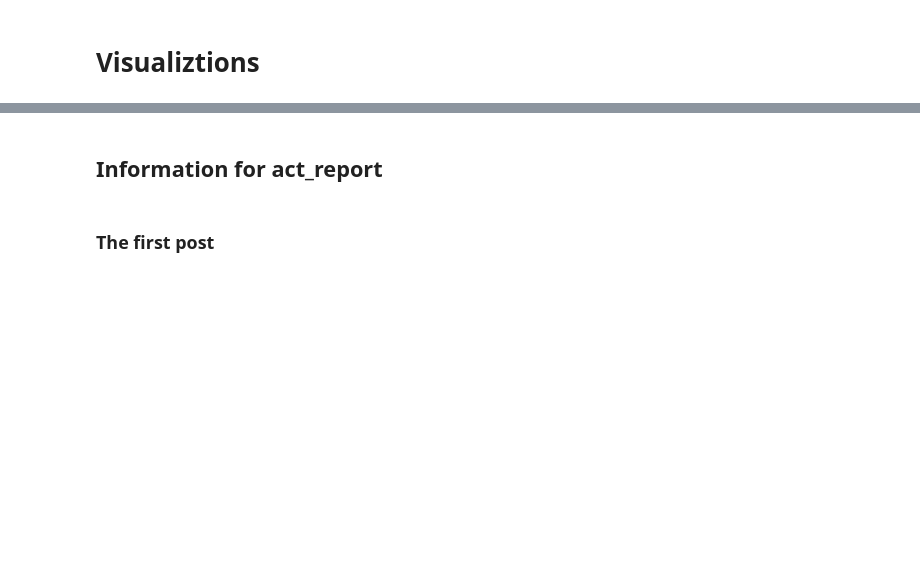
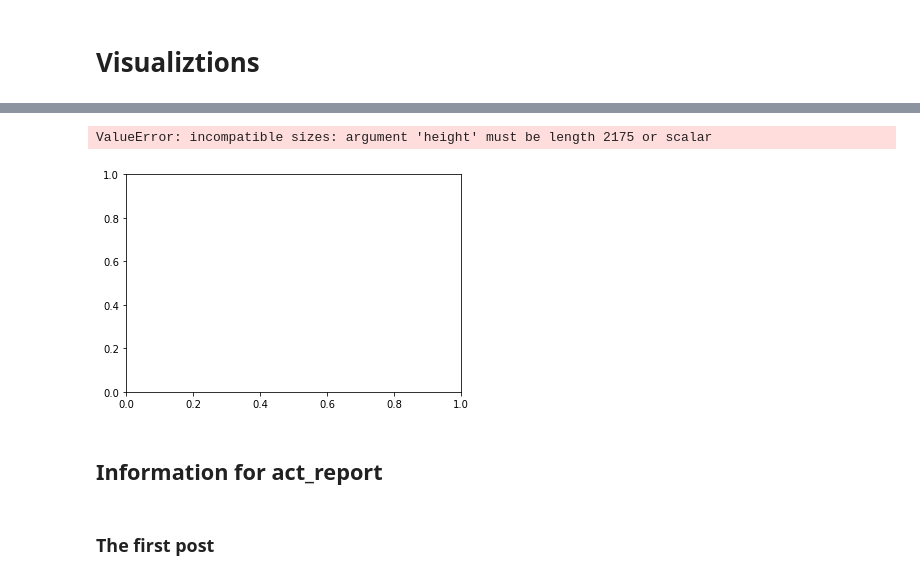
Before and after one commit to KattyP/DataWrangleProject, a Jupyter notebook: wrangle_act.ipynb, the cells around one changed output, grey strips where cells are left out. Cells and saved outputs as stored; diff of their text form; code cells hidden in the pictures; blank space fills up the shorter version.

```diff
--- a/wrangle_act.ipynb
+++ b/wrangle_act.ipynb
@@ -964,16 +997,20 @@ twitter_clean[twitter_clean['overall_rating'] == 738891149612572673]
 # %%
-height = twitter_clean['dog_breed'].value_counts()
-bars = twitter_clean['dog_breed']
+# Data to make the plot
+average_rating = twitter_clean.groupby(['dog_stage'])['overall_rating'].mean()
+#bars = twitter_clean['dog_stage']
 y_pos = np.arange(len(bars))
 
 # Create bars
-plt.bar(y_pos, height)
+plt.bar(y_pos,average_rating)
 
 # Create names on the x-axis
-plt.xticks(y_pos, bars)
+#plt.xticks(y_pos, bars)
 
 # Show graphic
 plt.show()
+# %% [output]
+ValueError: incompatible sizes: argument 'height' must be length 2175 or scalar
+[figure, added]
 # %% [markdown]
 ## Information for act_report
 # %% [markdown]
```
Also changed, not shown: parts of 13 cells of this notebook.
